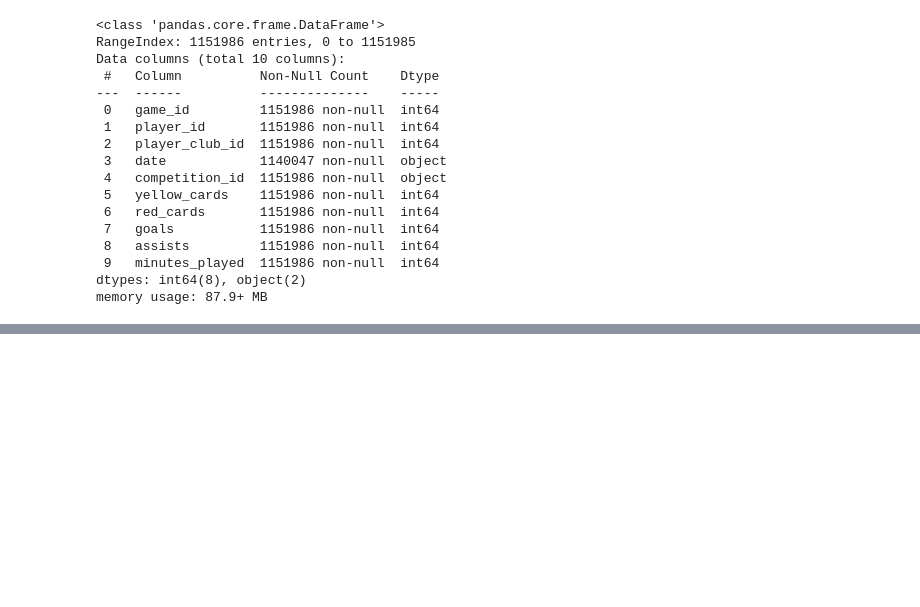
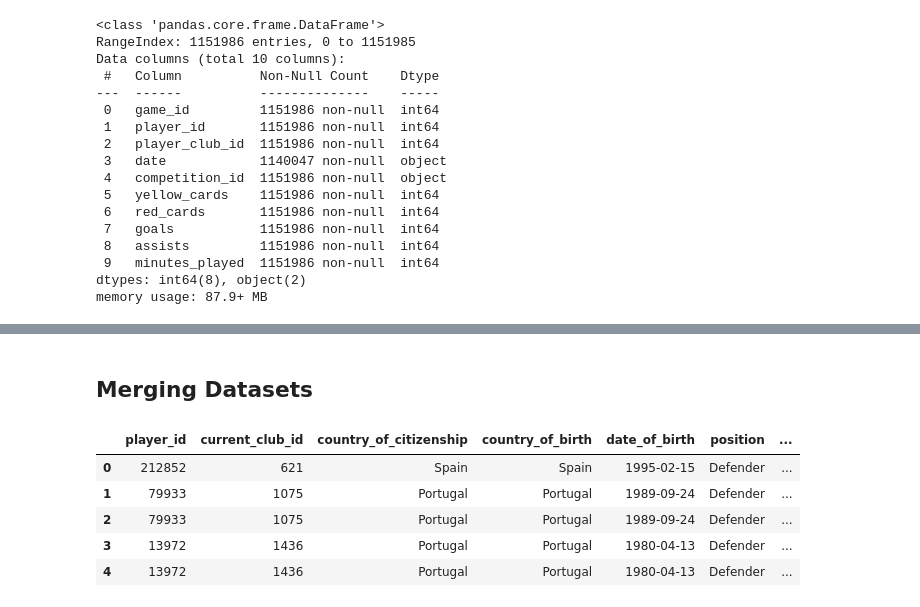
Before and after one commit to nicholasdieke/football-player-valuations, a Jupyter notebook: football_transfer_prediction.ipynb, the cells around one changed output, grey strips where cells are left out. Cells and saved outputs as stored; diff of their text form; code cells hidden in the pictures; blank space fills up the shorter version.

```diff
--- a/football_transfer_prediction.ipynb
+++ b/football_transfer_prediction.ipynb
@@ -33,5 +28,5 @@ Index(['player_id', 'name', 'current_club_id', 'current_club_name',
 # %%
-players = players.drop(columns=['name', 'current_club_name', 'city_of_birth', 'first_name', 'last_name', 'player_code', 'image_url', 'url'])
+players = players.drop(columns=['name', 'current_club_name', 'market_value_in_eur', 'highest_market_value_in_eur', 'agent_name', 'city_of_birth', 'first_name', 'last_name', 'player_code', 'image_url', 'url'])
 players.head(5)
 # %% [output]
 |  | player_id | current_club_id | country_of_citizenship | country_of_birth | date_of_birth | position | ... |
@@ -130,0 +141,12 @@ appearances.groupby("player_id").sum()
+# %% [markdown]
+## Merging Datasets
+# %%
+players = players.merge(players_stats_df, on="player_id", how='inner')
+players.head(5)
+# %% [output]
+|  | player_id | current_club_id | country_of_citizenship | country_of_birth | date_of_birth | position | ... |
+| 0 | 212852 | 621 | Spain | Spain | 1995-02-15 | Defender | ... |
+| 1 | 79933 | 1075 | Portugal | Portugal | 1989-09-24 | Defender | ... |
+| 2 | 79933 | 1075 | Portugal | Portugal | 1989-09-24 | Defender | ... |
+| 3 | 13972 | 1436 | Portugal | Portugal | 1980-04-13 | Defender | ... |
+| 4 | 13972 | 1436 | Portugal | Portugal | 1980-04-13 | Defender | ... |
```
Also changed, not shown: parts of 14 cells of this notebook.
